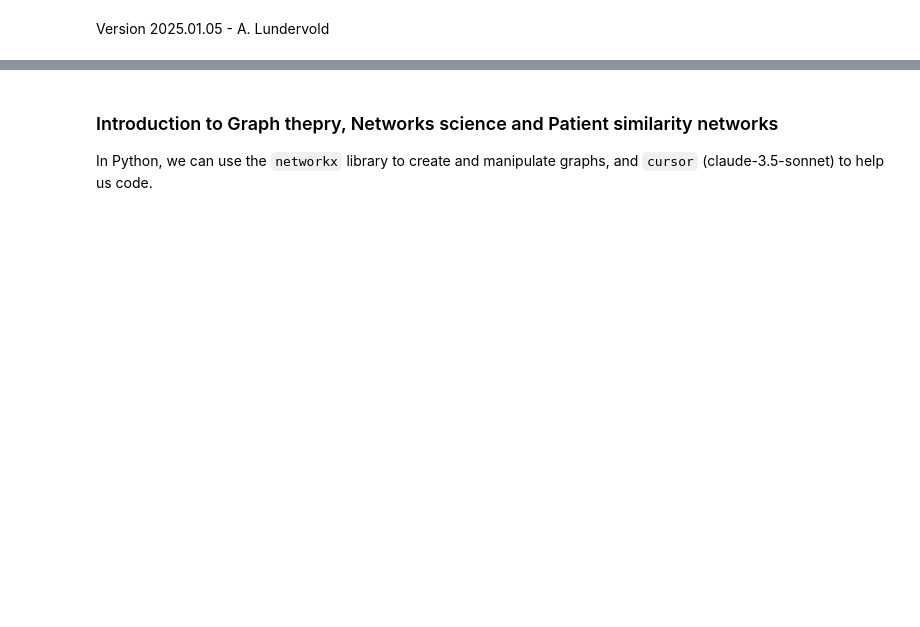
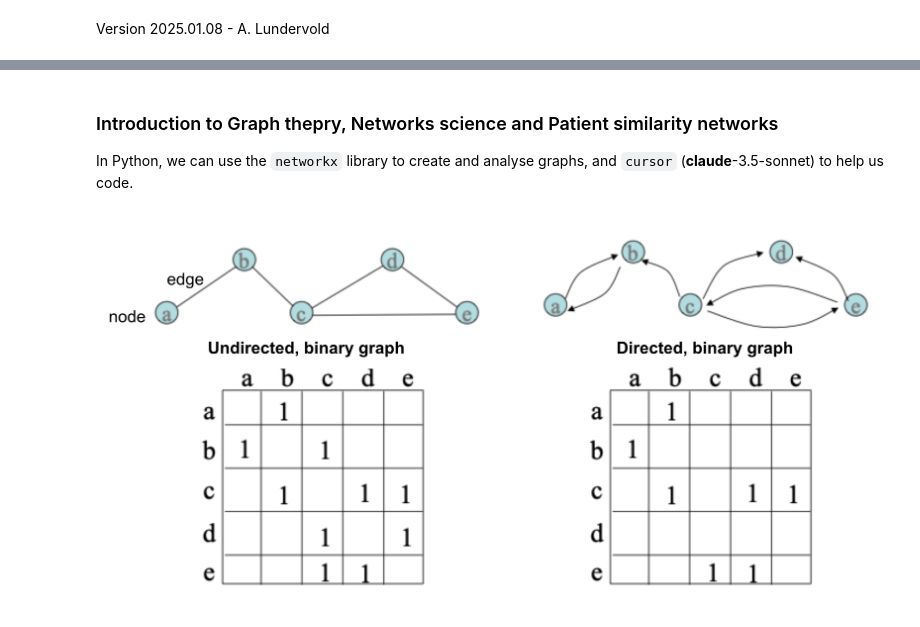
Before and after one commit to MMIV-ML/ELMED219-2025, a Jupyter notebook: Lab1-NetworkSci-PSN/notebooks/00-introduction-slides.ipynb, the cells around one changed output, grey strips where cells are left out. Cells and saved outputs as stored; diff of their text form; code cells hidden in the pictures; blank space fills up the shorter version.

Commit message:
Reproducing fig (in colab too)

```diff
--- a/Lab1-NetworkSci-PSN/notebooks/00-introduction-slides.ipynb
+++ b/Lab1-NetworkSci-PSN/notebooks/00-introduction-slides.ipynb
@@ -1,8 +1,25 @@
 # %% [markdown]
-Version 2025.01.05 - A. Lundervold
+Version 2025.01.08 - A. Lundervold
 # %% [markdown]
 [![Google Colab](https://colab.research.google.com/assets/colab-badge.svg)](https://colab.research.google.com/github/MMIV-ML/ELMED219-2025/blob/main/Lab1-NetworkSci-PSN/notebooks/00-introduction-slides.ipynb)
 # %% [markdown]
 ### Introduction to Graph thepry, Networks science and Patient similarity networks
 
-In Python, we can use the `networkx` library to create and manipulate graphs, and `cursor` (claude-3.5-sonnet) to help us code.
+In Python, we can use the `networkx` library to create and analyse graphs, and `cursor` (**claude**-3.5-sonnet) to help us code.
+# %%
+# Check if we are in colab
+def is_colab():
+    try:
+        import google.colab
+        return True
+    except ImportError:
+        return False
+# %%
+from IPython.display import display,Image
+if is_colab():
+    !wget https://raw.githubusercontent.com/MMIV-ML/ELMED219-2025/main/Lab1-NetworkSci-PSN/assets/binary_graphs.png
+    display(Image('binary_graphs.png'))
+else:
+    display(Image(filename='../assets/binary_graphs.png'))
+# %% [output]
+[figure, added]
```
Also changed, not shown: parts of 6 cells of this notebook, 1 other file.
